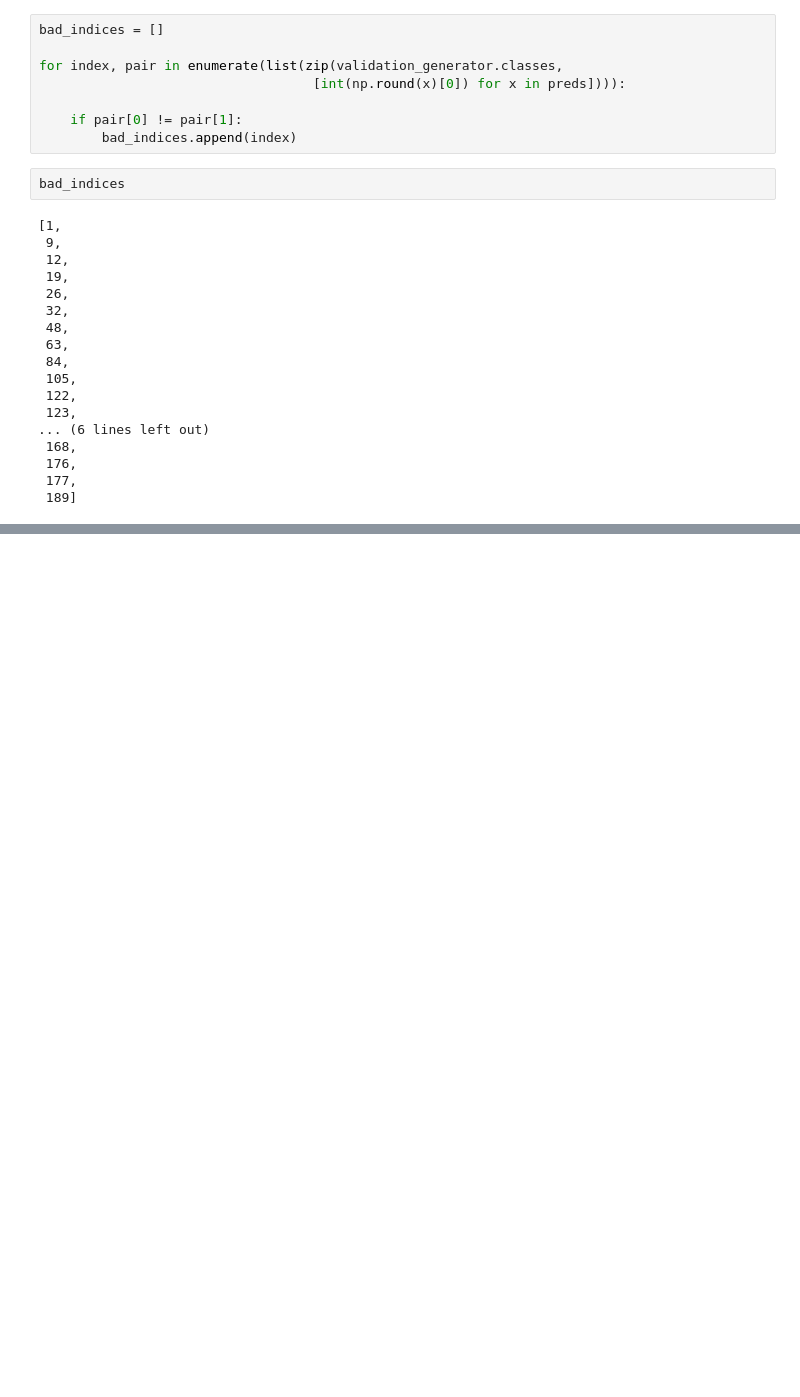
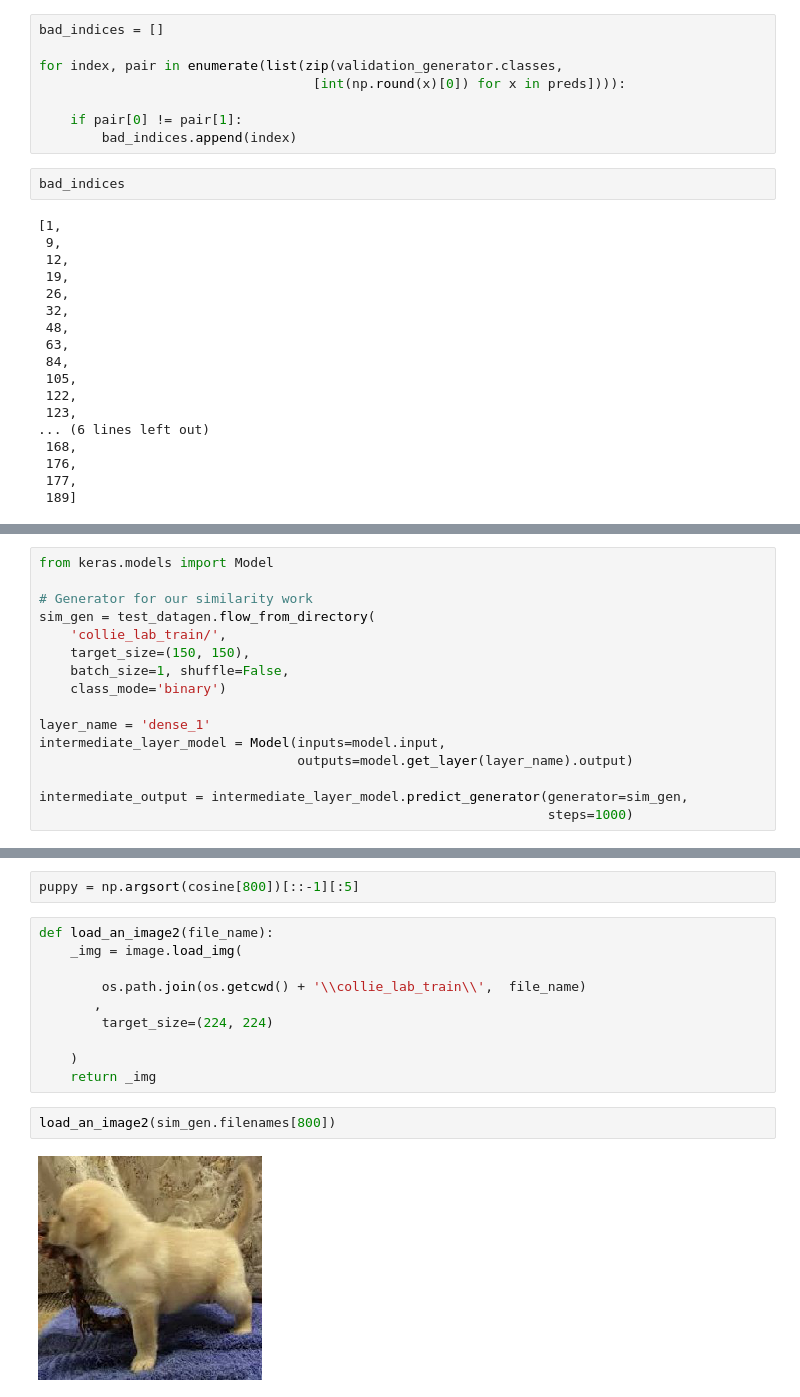
Before and after one commit to jrjames83/Keras-Gates-vs-Bezos-Image-Classifier, a Jupyter notebook: gatesbezos/Border Collie or Yellow Lab.ipynb, the cells around one changed output, grey strips where cells are left out. Cells and saved outputs as stored; diff of their text form; blank space fills up the shorter version.

Commit message:
dog similarity stuff

```diff
--- a/gatesbezos/Border Collie or Yellow Lab.ipynb
+++ b/gatesbezos/Border Collie or Yellow Lab.ipynb
@@ -212,0 +235,16 @@ load_an_image(validation_generator.filenames[161])
+# %%
+from keras.models import Model
+
+# Generator for our similarity work
+sim_gen = test_datagen.flow_from_directory(
+    'collie_lab_train/',
+    target_size=(150, 150),
+    batch_size=1, shuffle=False,
+    class_mode='binary')
+
+layer_name = 'dense_1'
+intermediate_layer_model = Model(inputs=model.input,
+                                 outputs=model.get_layer(layer_name).output)
+
+intermediate_output = intermediate_layer_model.predict_generator(generator=sim_gen,
+                                                                 steps=1000)
@@ -212,0 +280,16 @@ load_an_image(validation_generator.filenames[161])
+# %%
+puppy = np.argsort(cosine[800])[::-1][:5]
+# %%
+def load_an_image2(file_name):
+    _img = image.load_img(
+
+        os.path.join(os.getcwd() + '\\collie_lab_train\\',  file_name)
+       ,
+        target_size=(224, 224)
+
+    )
+    return _img
+# %%
+load_an_image2(sim_gen.filenames[800])
+# %% [output]
+[figure, added]
```
Also changed, not shown: parts of 10 cells of this notebook.
